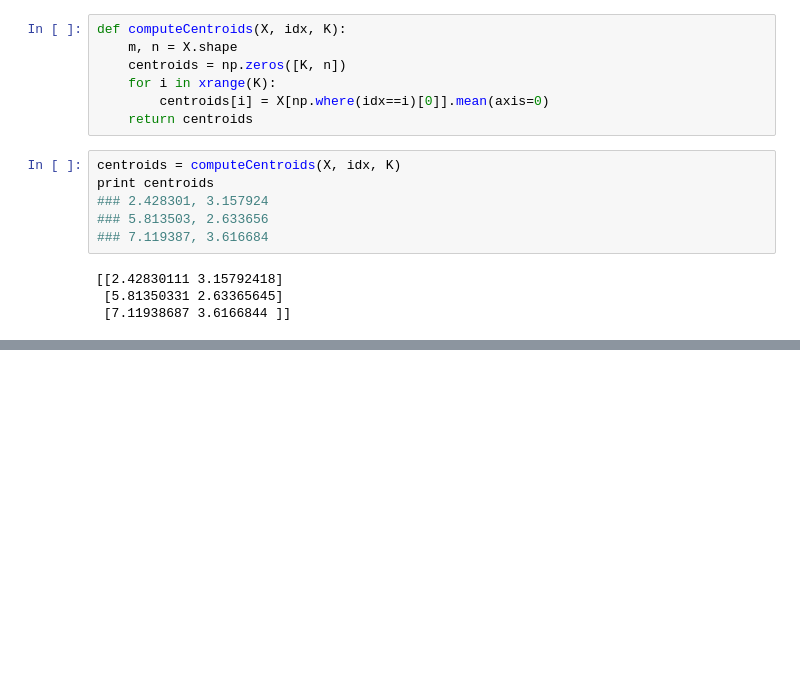
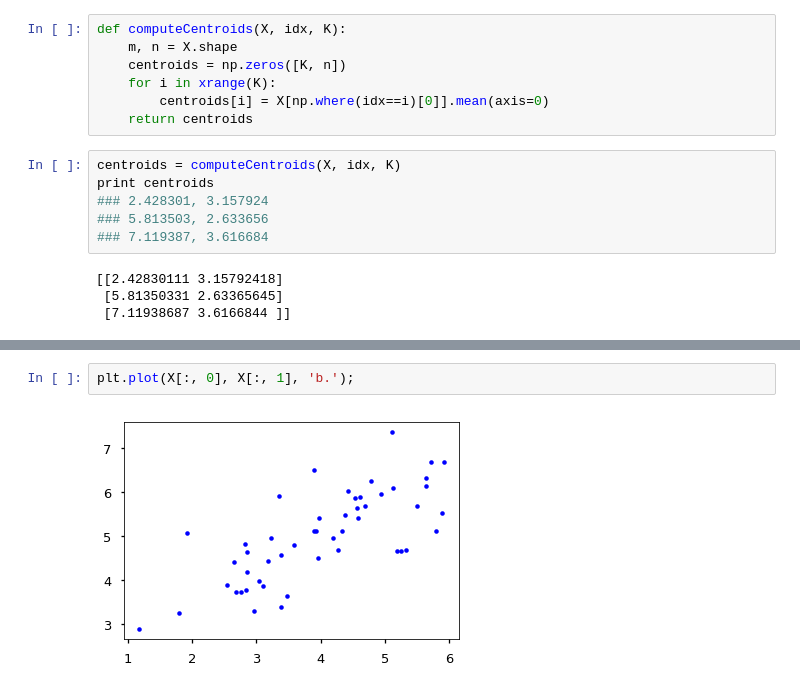
Before and after one commit to iamcuigang/ipy_sci, a Jupyter notebook: ML_AndrewNg/ex7.ipynb, the cells around one changed output, grey strips where cells are left out. Drawn from its saved outputs; the diff is of its cells as text; blank space fills up the shorter version.

```diff
--- a/ML_AndrewNg/ex7.ipynb
+++ b/ML_AndrewNg/ex7.ipynb
@@ -97,0 +167,4 @@ centroids, idx = runkMeans(X, initial_centroids, max_iters)
+# %%
+plt.plot(X[:, 0], X[:, 1], 'b.');
+# %% [output]
+[figure, added]
```
Also changed, not shown: parts of 16 cells of this notebook, 5 other files.
